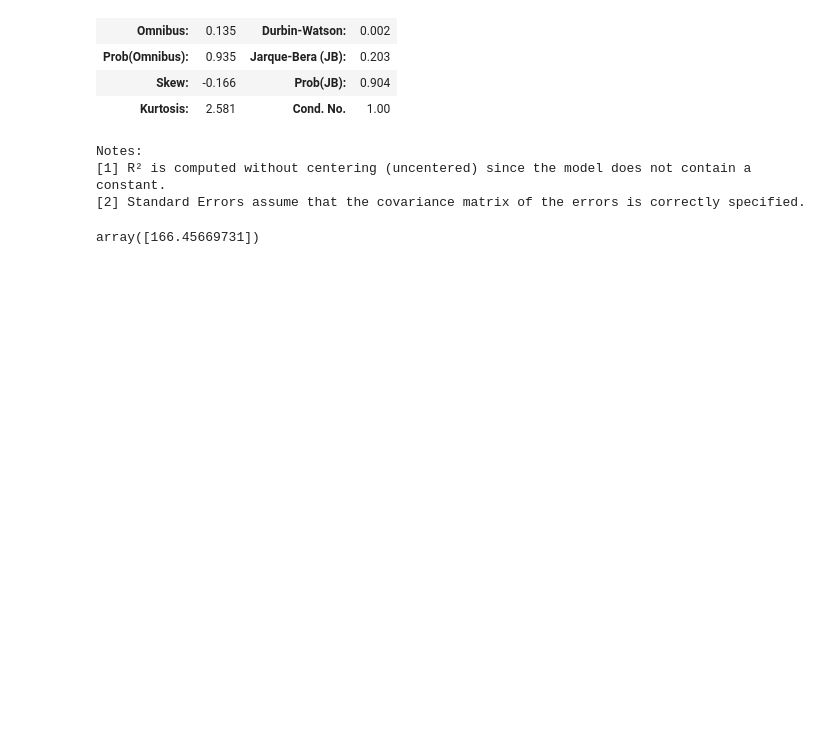
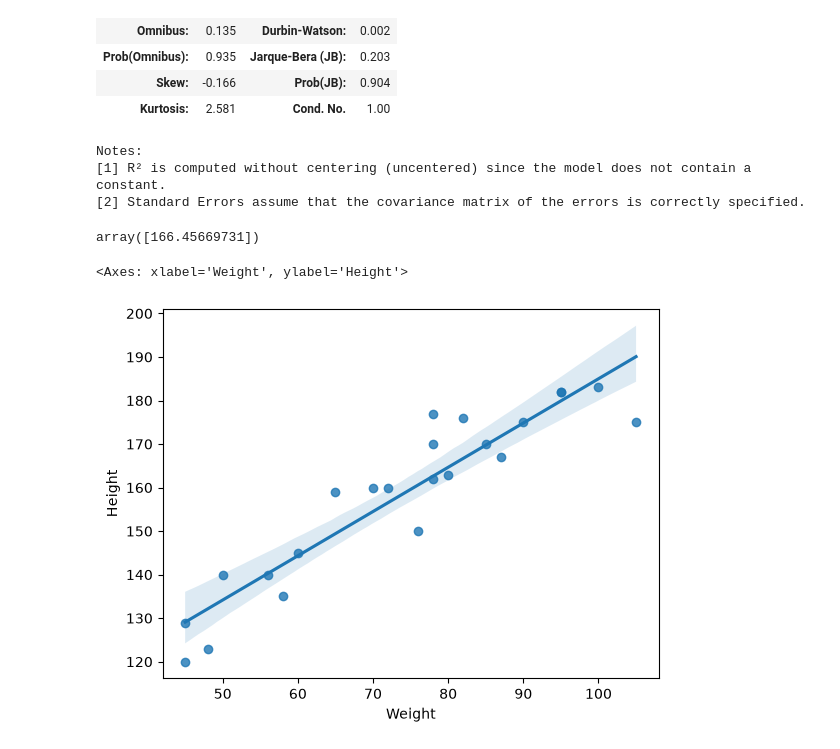
Before and after one commit to SVyeole08/Machine-Learning, a Jupyter notebook: 1_Simple_Linear_Regression.ipynb, the cells around one changed output. Cells and saved outputs as stored; diff of their text form; code cells hidden in the pictures; blank space fills up the shorter version.

```diff
--- a/1_Simple_Linear_Regression.ipynb
+++ b/1_Simple_Linear_Regression.ipynb
@@ -245,3 +245,9 @@ Notes:
 regression.predict(scaler.transform([[82]]))
 # %% [output]
 array([166.45669731])
+# %%
+# Other way to plot regression plot
+sns.regplot(x=df['Weight'],y=df['Height'])
+# %% [output]
+<Axes: xlabel='Weight', ylabel='Height'>
+[figure, added]
```
Also changed, not shown: parts of 1 cell of this notebook, 3 other files.
